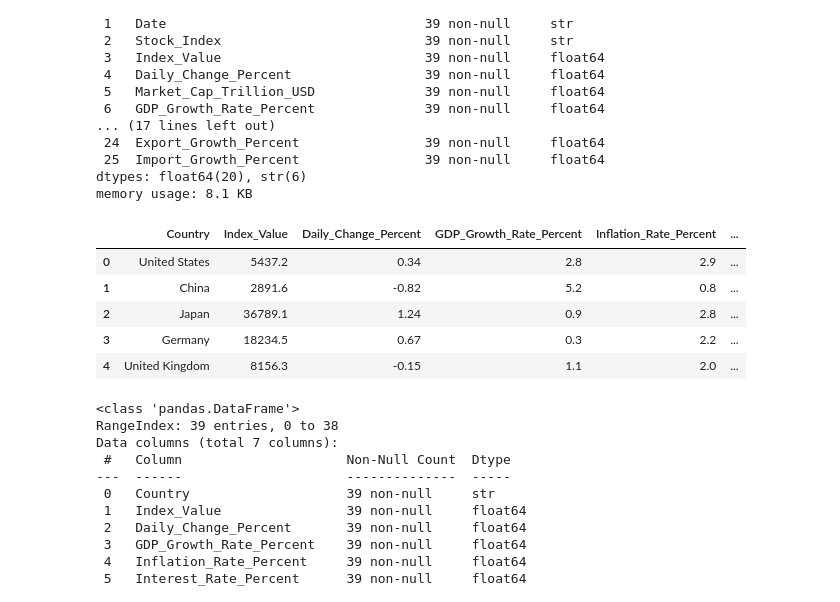
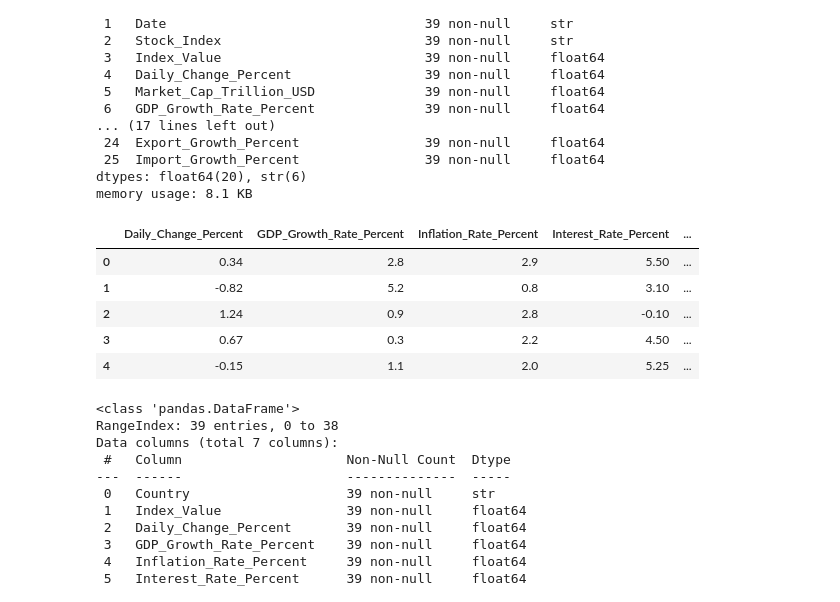
Before and after one commit to irenanguyen/4iz565_team_work, a Jupyter notebook: project.ipynb, the cells around one changed output. Drawn from its saved outputs; the diff is of its cells as text; code cells hidden in the pictures.

```diff
--- a/project.ipynb
+++ b/project.ipynb
@@ -89,25 +91,23 @@ dtypes: float64(20), str(6)
 memory usage: 8.1 KB
 # %%
 selected_columns = [
-    "Country",
-    "Index_Value",
     "Daily_Change_Percent",
     "GDP_Growth_Rate_Percent",
     "Inflation_Rate_Percent",
     "Interest_Rate_Percent",
     "Unemployment_Rate_Percent"
 ] # Only one date >>> drop column 'DATE'
 
 df = df[selected_columns]
 
 df.head()
 # %% [output]
-|  | Country | Index_Value | Daily_Change_Percent | GDP_Growth_Rate_Percent | Inflation_Rate_Percent | ... |
-| 0 | United States | 5437.2 | 0.34 | 2.8 | 2.9 | ... |
-| 1 | China | 2891.6 | -0.82 | 5.2 | 0.8 | ... |
-| 2 | Japan | 36789.1 | 1.24 | 0.9 | 2.8 | ... |
-| 3 | Germany | 18234.5 | 0.67 | 0.3 | 2.2 | ... |
-| 4 | United Kingdom | 8156.3 | -0.15 | 1.1 | 2.0 | ... |
+|  | Daily_Change_Percent | GDP_Growth_Rate_Percent | Inflation_Rate_Percent | Interest_Rate_Percent | ... |
+| 0 | 0.34 | 2.8 | 2.9 | 5.50 | ... |
+| 1 | -0.82 | 5.2 | 0.8 | 3.10 | ... |
+| 2 | 1.24 | 0.9 | 2.8 | -0.10 | ... |
+| 3 | 0.67 | 0.3 | 2.2 | 4.50 | ... |
+| 4 | -0.15 | 1.1 | 2.0 | 5.25 | ... |
 # %%
 # df's info
 df.info()
```
Also changed, not shown: parts of 12 cells of this notebook.
